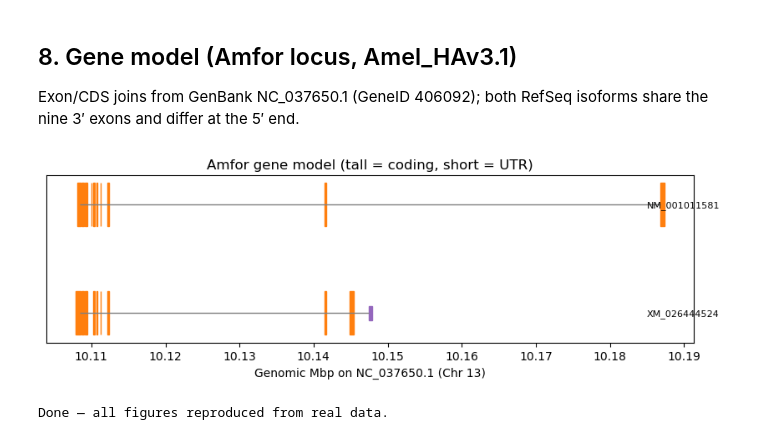
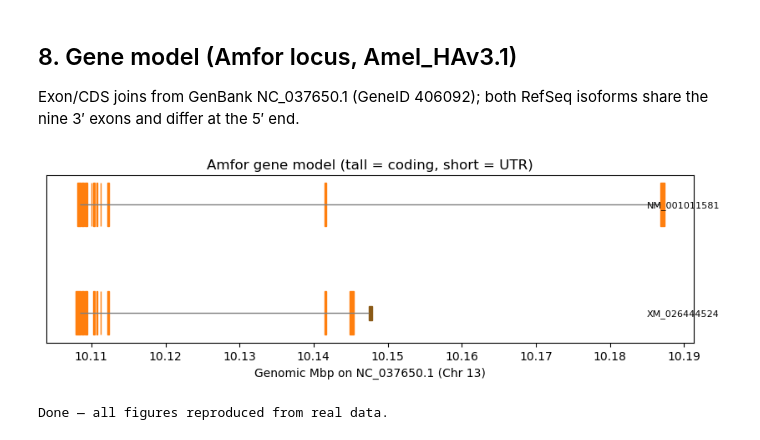
Before and after one commit to Harshini-Suresha/honeybee-genomics, a Jupyter notebook: analysis/amfor_analysis.ipynb, the cells around one changed output. Cells and saved outputs as stored; diff of their text form; code cells hidden in the pictures.

```diff
--- a/analysis/amfor_analysis.ipynb
+++ b/analysis/amfor_analysis.ipynb
@@ -374,24 +374,24 @@ Exon/CDS joins from GenBank NC_037650.1 (GeneID 406092); both RefSeq isoforms sh
 # %%
 gm = json.loads(load('gene_model.json'))['transcripts']
 G2Mb = lambda p: (10189000 - p + 1) / 1e6
 fig, ax = plt.subplots(figsize=(10, 2.6))
 for yi, tid in enumerate(['NM_001011581.1', 'XM_026444524.1']):
     E = gm[tid]['exons_slice']
     C = gm[tid]['cds_slice']
     y = 1 - yi * 0.45
     ax.hlines(y, G2Mb(E[-1][0]), G2Mb(E[0][1]), colors='grey', lw=1)
     for s, e in E:
         g1, g2 = G2Mb(e), G2Mb(s)
         coding = any(not (c[1] < s or c[0] > e) for c in C)
         ax.add_patch(plt.Rectangle((g1, y - (0.09 if coding else 0.03)), g2 - g1,
                                    0.18 if coding else 0.06,
-                                   color='tab:orange' if coding else 'tab:purple'))
+                                   color='tab:orange' if coding else '#8A5A17'))
     ax.text(10.185, y, tid.split('.')[0], va='center', fontsize=8)
 ax.set_xlabel('Genomic Mbp on NC_037650.1 (Chr 13)')
 ax.set_yticks([])
 ax.set_title('Amfor gene model (tall = coding, short = UTR)')
 plt.show()
 print('Done — all figures reproduced from real data.')
 # %% [output]
-[figure, old version]
+[figure, new version]
 Done — all figures reproduced from real data.
```
Also changed, not shown: parts of 6 cells of this notebook, 9 other files.
